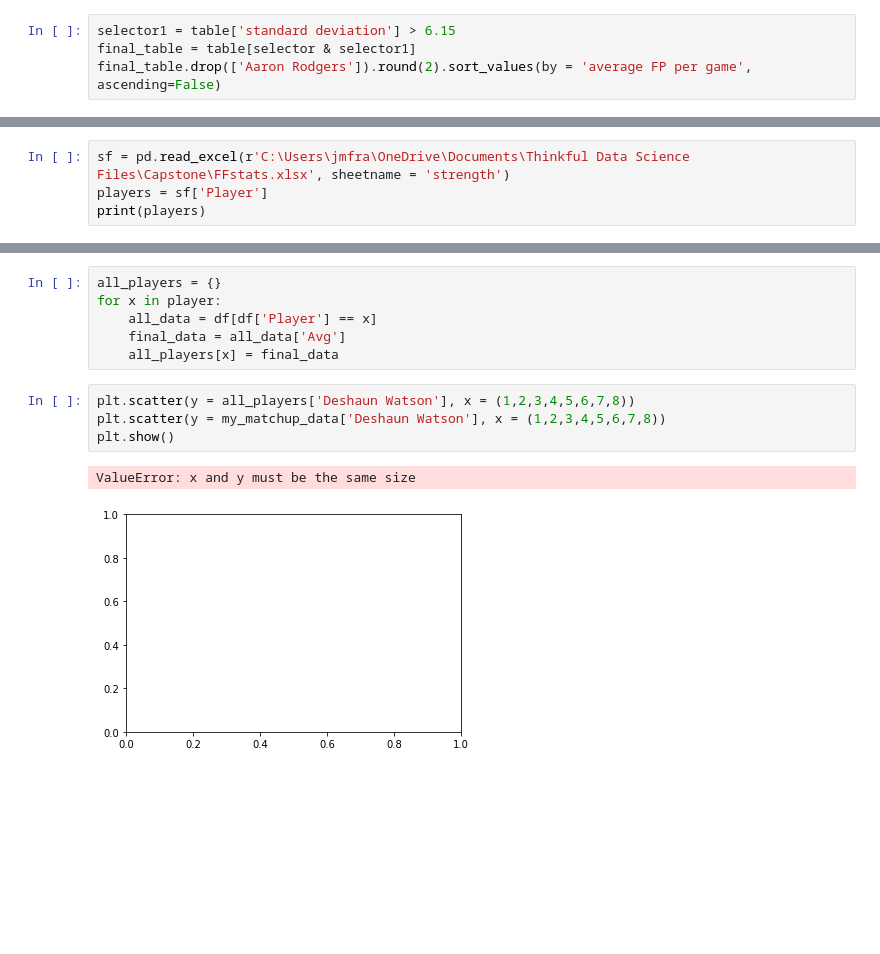
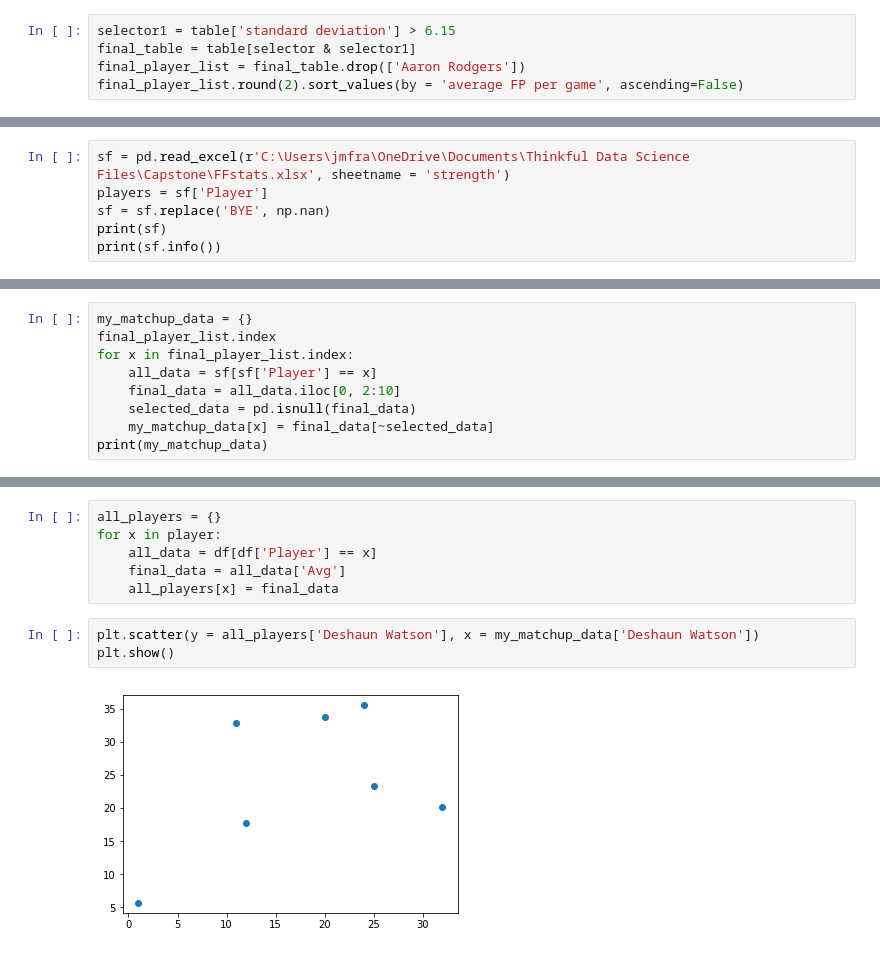
Before and after one commit to jmfrazier/Thinkful-prep-course, a Jupyter notebook: Prep Capstone Project.ipynb, the cells around one changed output, grey strips where cells are left out. Cells and saved outputs as stored; diff of their text form; blank space fills up the shorter version.

Commit message:
same

```diff
--- a/Prep Capstone Project.ipynb
+++ b/Prep Capstone Project.ipynb
@@ -131,7 +169,8 @@ plt.show()
 # %%
 selector1 = table['standard deviation'] > 6.15
 final_table = table[selector & selector1]
-final_table.drop(['Aaron Rodgers']).round(2).sort_values(by = 'average FP per game', ascending=False)
+final_player_list = final_table.drop(['Aaron Rodgers'])
+final_player_list.round(2).sort_values(by = 'average FP per game', ascending=False)
 # %% [output]
 |  | average FP per game | standard deviation |
 | Deshaun Watson | 24.11 | 10.75 |
@@ -147,5 +186,7 @@ final_table.drop(['Aaron Rodgers']).round(2).sort_values(by = 'average FP per ga
 # %%
 sf = pd.read_excel(r'C:\Users\jmfra\OneDrive\Documents\Thinkful Data Science Files\Capstone\FFstats.xlsx', sheetname = 'strength')
 players = sf['Player']
-print(players)
+sf = sf.replace('BYE', np.nan)
+print(sf)
+print(sf.info())
 # %% [output]
@@ -185,0 +210,9 @@ my_matchup_data['Jameis Winston'] = sf.iloc[13, 2:10]
+# %%
+my_matchup_data = {}
+final_player_list.index
+for x in final_player_list.index:
+    all_data = sf[sf['Player'] == x]
+    final_data = all_data.iloc[0, 2:10]
+    selected_data = pd.isnull(final_data)
+    my_matchup_data[x] = final_data[~selected_data]
+print(my_matchup_data)
@@ -190,10 +241,8 @@ for x in player:
     final_data = all_data['Avg']
     all_players[x] = final_data
 # %%
-plt.scatter(y = all_players['Deshaun Watson'], x = (1,2,3,4,5,6,7,8))
-plt.scatter(y = my_matchup_data['Deshaun Watson'], x = (1,2,3,4,5,6,7,8))
+plt.scatter(y = all_players['Deshaun Watson'], x = my_matchup_data['Deshaun Watson'])
 plt.show()
 # %% [output]
-ValueError: x and y must be the same size
-[figure, old version]
+[figure, new version]
 # %%
```
Also changed, not shown: parts of 11 cells of this notebook.
